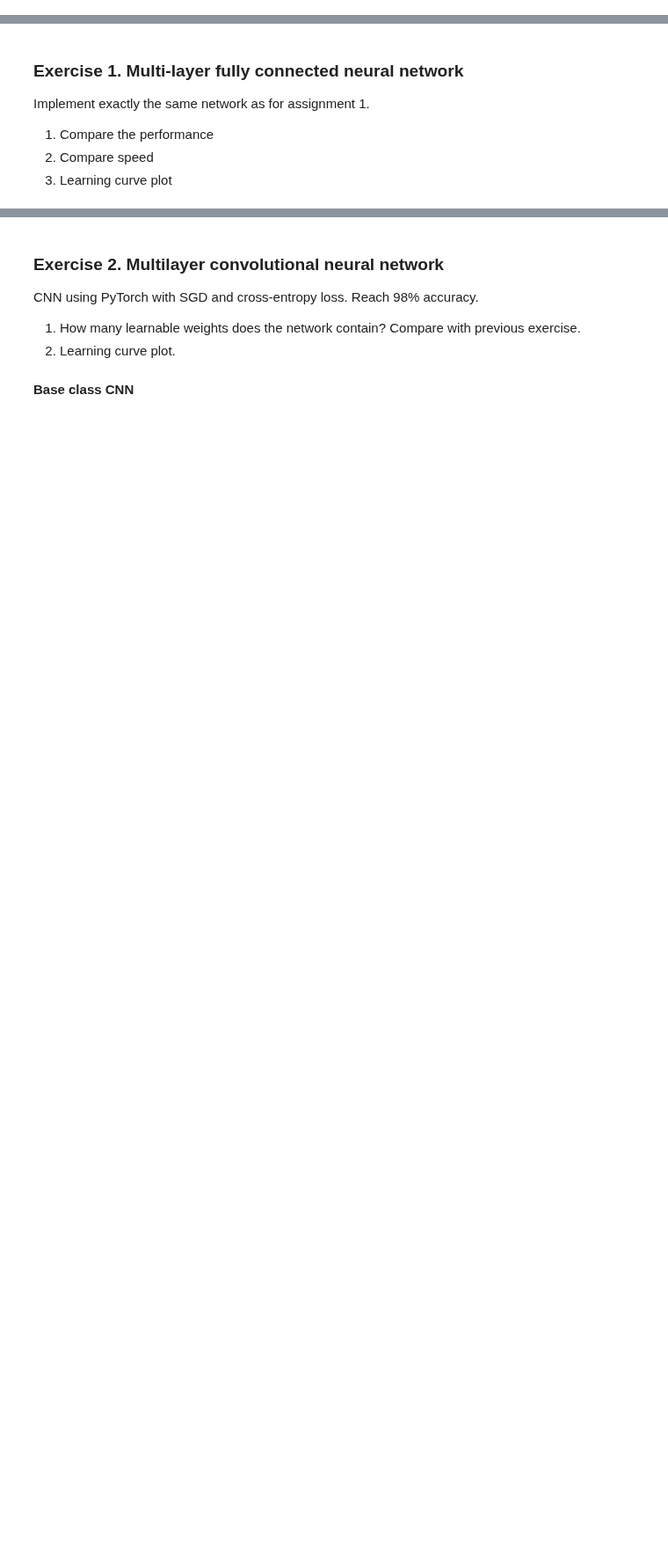
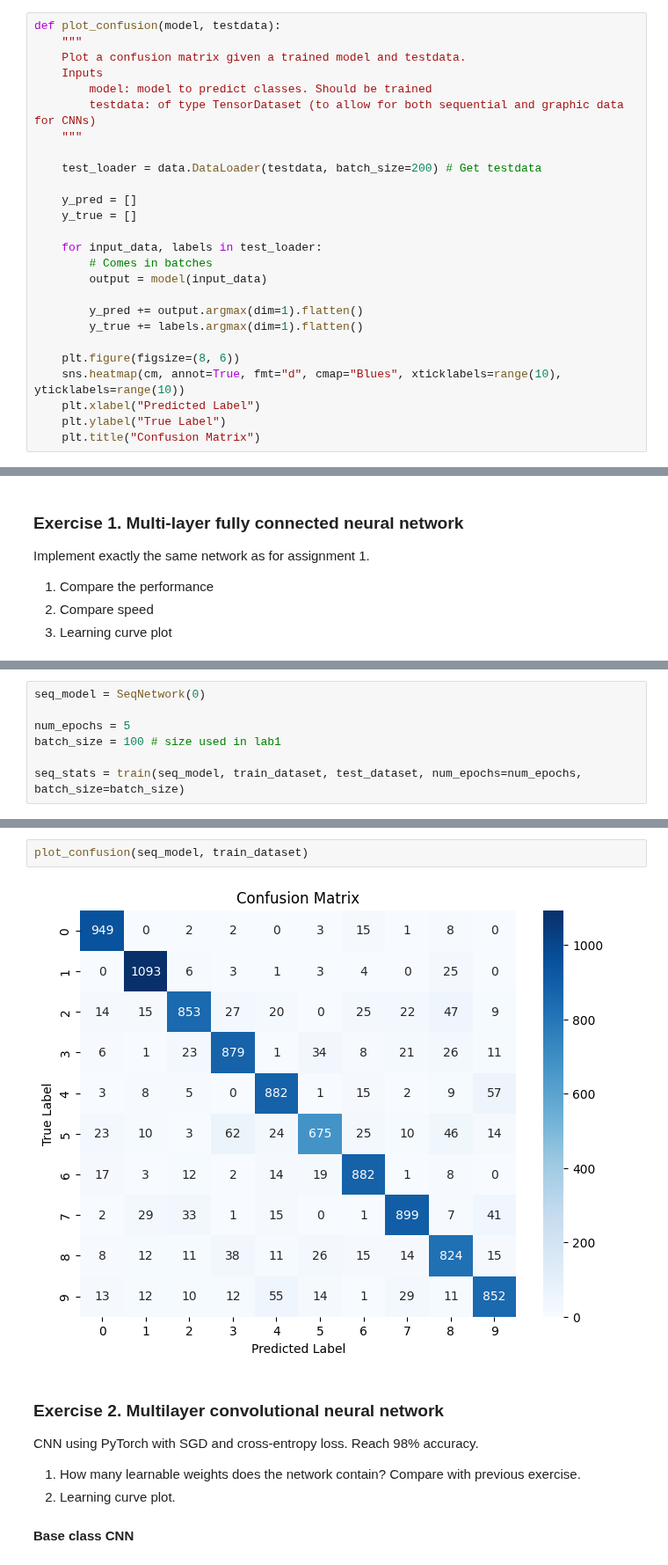
Before and after one commit to muggukejsarn/y4p1, a Jupyter notebook: p3/deeplearning/assignment2/ha2.ipynb, the cells around one changed output, grey strips where cells are left out. Shown at 88% size. Drawn from its saved outputs; the diff is of its cells as text; blank space fills up the shorter version.

```diff
--- a/p3/deeplearning/assignment2/ha2.ipynb
+++ b/p3/deeplearning/assignment2/ha2.ipynb
@@ -12,0 +183,26 @@ np.random.seed(42)
+# %%
+def plot_confusion(model, testdata):
+    """
+    Plot a confusion matrix given a trained model and testdata.
+    Inputs
+        model: model to predict classes. Should be trained
+        testdata: of type TensorDataset (to allow for both sequential and graphic data for CNNs)
+    """
+
+    test_loader = data.DataLoader(testdata, batch_size=200) # Get testdata
+
+    y_pred = []
+    y_true = []
+
+    for input_data, labels in test_loader:
+        # Comes in batches
+        output = model(input_data)
+
+        y_pred += output.argmax(dim=1).flatten()
+        y_true += labels.argmax(dim=1).flatten()
+
+    plt.figure(figsize=(8, 6))
+    sns.heatmap(cm, annot=True, fmt="d", cmap="Blues", xticklabels=range(10), yticklabels=range(10))
+    plt.xlabel("Predicted Label")
+    plt.ylabel("True Label")
+    plt.title("Confusion Matrix")
@@ -156,0 +282,7 @@ AttributeError: module 'sympy' has no attribute 'printing'
+# %%
+seq_model = SeqNetwork(0)
+
+num_epochs = 5
+batch_size = 100 # size used in lab1
+
+seq_stats = train(seq_model, train_dataset, test_dataset, num_epochs=num_epochs, batch_size=batch_size)
@@ -157,3 +307,7 @@ AttributeError: module 'sympy' has no attribute 'printing'
+# %%
+plot_confusion(seq_model, train_dataset)
+# %% [output]
+[figure, added]
 # %% [markdown]
 ### Exercise 2. Multilayer convolutional neural network
 CNN using PyTorch with SGD and cross-entropy loss. Reach 98% accuracy.
```
Also changed, not shown: parts of 31 cells of this notebook.
